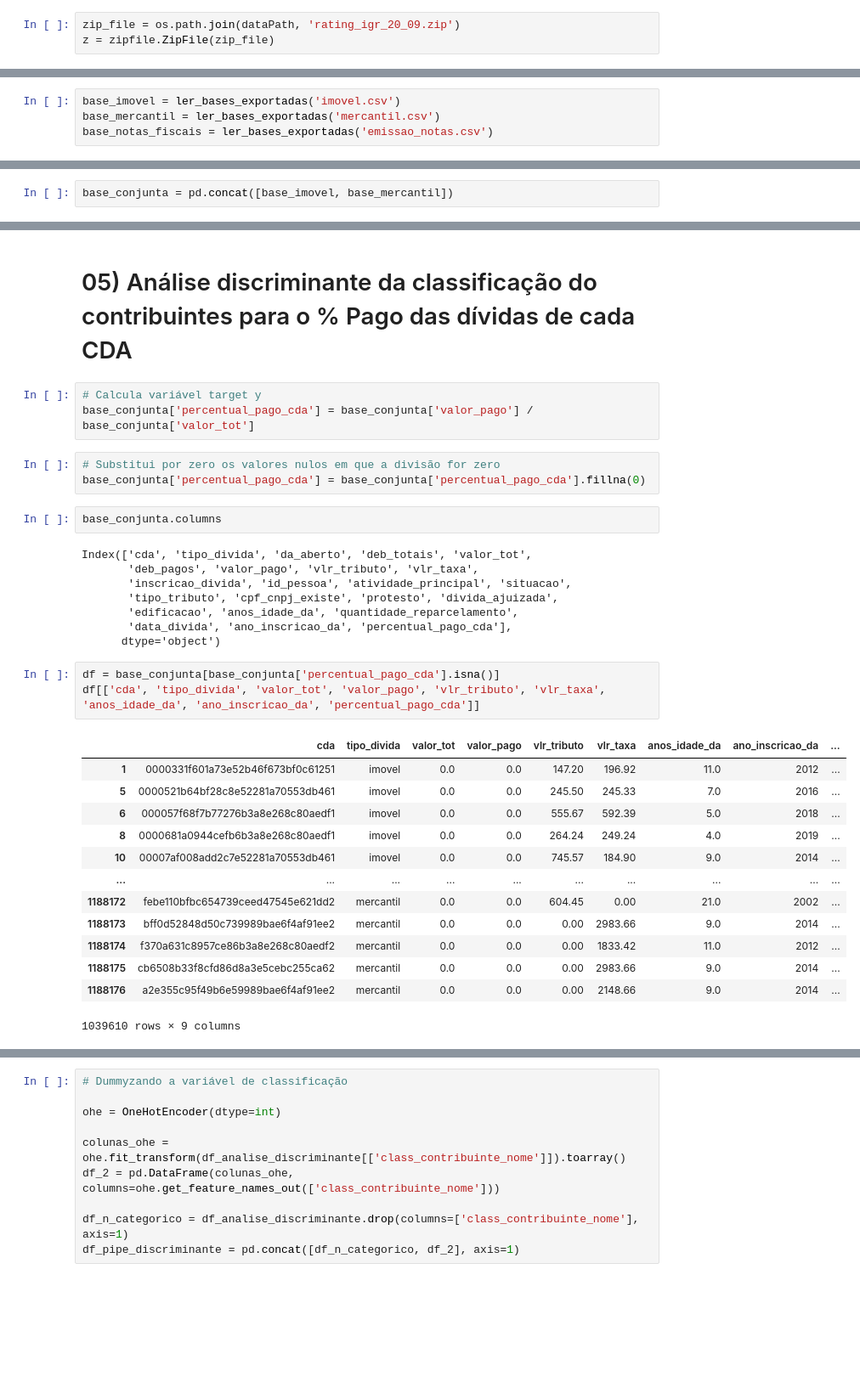
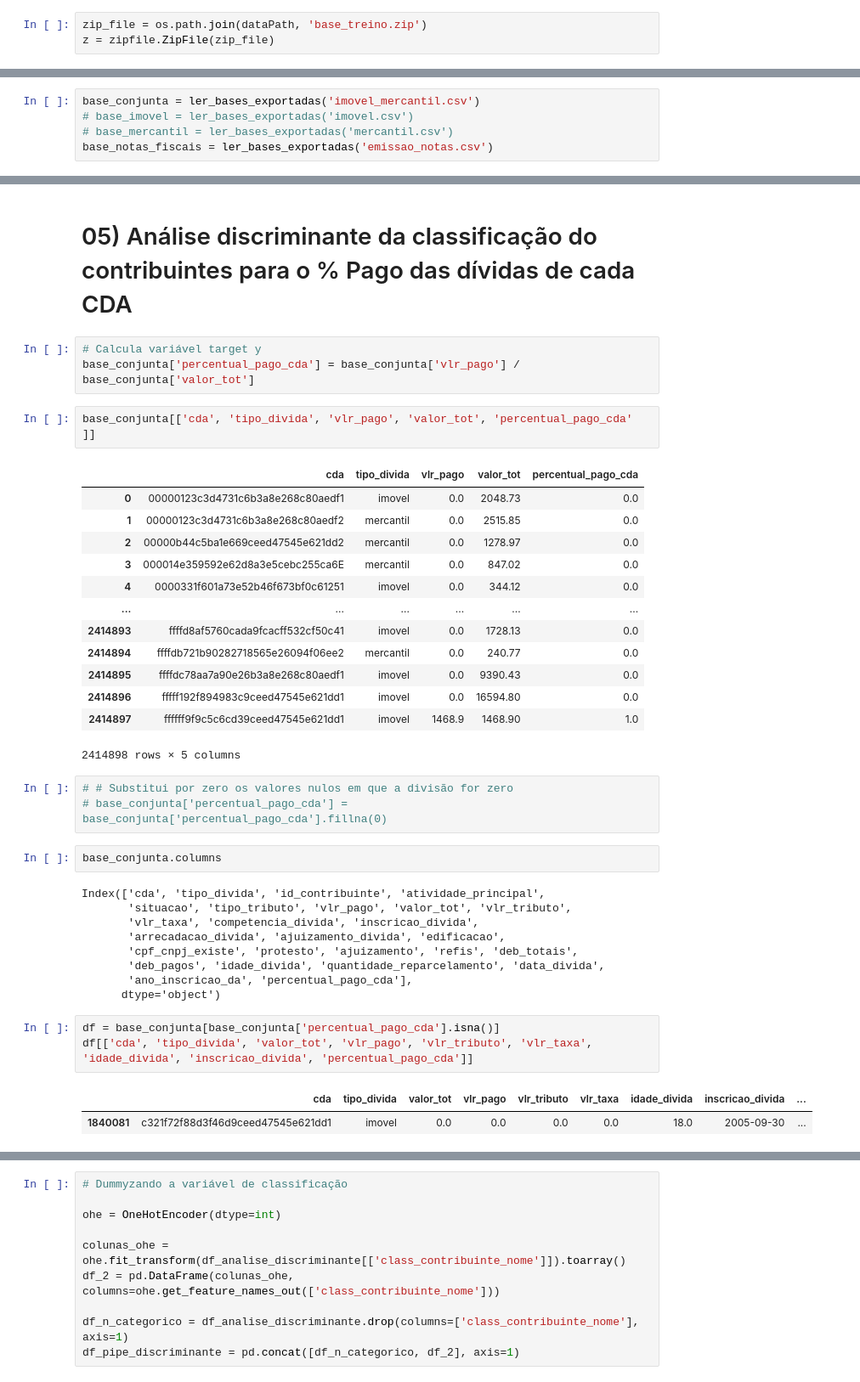
Before and after one commit to LanCarv/divida_ativa, a Jupyter notebook: not_feature_store_contribuinte.ipynb, the cells around one changed output, grey strips where cells are left out. Shown: that part at 85% size. Cells and saved outputs as stored; diff of their text form; blank space fills up the shorter version.

```diff
--- a/not_feature_store_contribuinte.ipynb
+++ b/not_feature_store_contribuinte.ipynb
@@ -44,7 +44,7 @@ def formatar_moeda(valor):
 # %% [markdown]
 # 01) Importando dados
 # %%
-zip_file = os.path.join(dataPath, 'rating_igr_20_09.zip')
+zip_file = os.path.join(dataPath, 'base_treino.zip')
 z = zipfile.ZipFile(zip_file)
 # %%
 def ler_bases_exportadas(nome_arquivo):
@@ -53,6 +53,7 @@ def ler_bases_exportadas(nome_arquivo):
     os.remove(nome_arquivo)
     return df
 # %%
-base_imovel = ler_bases_exportadas('imovel.csv')
-base_mercantil = ler_bases_exportadas('mercantil.csv')
+base_conjunta = ler_bases_exportadas('imovel_mercantil.csv')
+# base_imovel = ler_bases_exportadas('imovel.csv')
+# base_mercantil = ler_bases_exportadas('mercantil.csv')
 base_notas_fiscais = ler_bases_exportadas('emissao_notas.csv')
@@ -113,5 +68,3 @@ result_total
-# %%
-base_conjunta = pd.concat([base_imovel, base_mercantil])
 # %%
 base_conjunta.columns
 # %% [output]
@@ -495,34 +457,40 @@ Index(['cda', 'tipo_divida', 'da_aberto', 'deb_totais', 'valor_tot',
 # 05) Análise discriminante da classificação do contribuintes para o % Pago das dívidas de cada CDA
 # %%
 # Calcula variável target y
-base_conjunta['percentual_pago_cda'] = base_conjunta['valor_pago'] / base_conjunta['valor_tot']
+base_conjunta['percentual_pago_cda'] = base_conjunta['vlr_pago'] / base_conjunta['valor_tot']
+# %%
+base_conjunta[['cda', 'tipo_divida', 'vlr_pago', 'valor_tot', 'percentual_pago_cda' ]]
+# %% [output]
+|  | cda | tipo_divida | vlr_pago | valor_tot | percentual_pago_cda |
+| 0 | 00000123c3d4731c6b3a8e268c80aedf1 | imovel | 0.0 | 2048.73 | 0.0 |
+| 1 | 00000123c3d4731c6b3a8e268c80aedf2 | mercantil | 0.0 | 2515.85 | 0.0 |
+| 2 | 00000b44c5ba1e669ceed47545e621dd2 | mercantil | 0.0 | 1278.97 | 0.0 |
+| 3 | 000014e359592e62d8a3e5cebc255ca6E | mercantil | 0.0 | 847.02 | 0.0 |
+| 4 | 0000331f601a73e52b46f673bf0c61251 | imovel | 0.0 | 344.12 | 0.0 |
+| ... | ... | ... | ... | ... | ... |
+| 2414893 | ffffd8af5760cada9fcacff532cf50c41 | imovel | 0.0 | 1728.13 | 0.0 |
+| 2414894 | ffffdb721b90282718565e26094f06ee2 | mercantil | 0.0 | 240.77 | 0.0 |
+| 2414895 | ffffdc78aa7a90e26b3a8e268c80aedf1 | imovel | 0.0 | 9390.43 | 0.0 |
+| 2414896 | fffff192f894983c9ceed47545e621dd1 | imovel | 0.0 | 16594.80 | 0.0 |
+| 2414897 | ffffff9f9c5c6cd39ceed47545e621dd1 | imovel | 1468.9 | 1468.90 | 1.0 |
+2414898 rows × 5 columns
 # %%
-# Substitui por zero os valores nulos em que a divisão for zero
-base_conjunta['percentual_pago_cda'] = base_conjunta['percentual_pago_cda'].fillna(0)
+# # Substitui por zero os valores nulos em que a divisão for zero
+# base_conjunta['percentual_pago_cda'] = base_conjunta['percentual_pago_cda'].fillna(0)
 # %%
 base_conjunta.columns
 # %% [output]
-Index(['cda', 'tipo_divida', 'da_aberto', 'deb_totais', 'valor_tot',
-       'deb_pagos', 'valor_pago', 'vlr_tributo', 'vlr_taxa',
-       'inscricao_divida', 'id_pessoa', 'atividade_principal', 'situacao',
-       'tipo_tributo', 'cpf_cnpj_existe', 'protesto', 'divida_ajuizada',
-       'edificacao', 'anos_idade_da', 'quantidade_reparcelamento',
-       'data_divida', 'ano_inscricao_da', 'percentual_pago_cda'],
+Index(['cda', 'tipo_divida', 'id_contribuinte', 'atividade_principal',
+       'situacao', 'tipo_tributo', 'vlr_pago', 'valor_tot', 'vlr_tributo',
+       'vlr_taxa', 'competencia_divida', 'inscricao_divida',
+       'arrecadacao_divida', 'ajuizamento_divida', 'edificacao',
+       'cpf_cnpj_existe', 'protesto', 'ajuizamento', 'refis', 'deb_totais',
+       'deb_pagos', 'idade_divida', 'quantidade_reparcelamento', 'data_divida',
+       'ano_inscricao_da', 'percentual_pago_cda'],
       dtype='object')
 # %%
 df = base_conjunta[base_conjunta['percentual_pago_cda'].isna()]
-df[['cda', 'tipo_divida', 'valor_tot', 'valor_pago', 'vlr_tributo', 'vlr_taxa', 'anos_idade_da', 'ano_inscricao_da', 'percentual_pago_cda']]
+df[['cda', 'tipo_divida', 'valor_tot', 'vlr_pago', 'vlr_tributo', 'vlr_taxa', 'idade_divida', 'inscricao_divida', 'percentual_pago_cda']]
 # %% [output]
-|  | cda | tipo_divida | valor_tot | valor_pago | vlr_tributo | vlr_taxa | anos_idade_da | ano_inscricao_da | ... |
-| 1 | 0000331f601a73e52b46f673bf0c61251 | imovel | 0.0 | 0.0 | 147.20 | 196.92 | 11.0 | 2012 | ... |
-| 5 | 0000521b64bf28c8e52281a70553db461 | imovel | 0.0 | 0.0 | 245.50 | 245.33 | 7.0 | 2016 | ... |
-| 6 | 000057f68f7b77276b3a8e268c80aedf1 | imovel | 0.0 | 0.0 | 555.67 | 592.39 | 5.0 | 2018 | ... |
-| 8 | 0000681a0944cefb6b3a8e268c80aedf1 | imovel | 0.0 | 0.0 | 264.24 | 249.24 | 4.0 | 2019 | ... |
-| 10 | 00007af008add2c7e52281a70553db461 | imovel | 0.0 | 0.0 | 745.57 | 184.90 | 9.0 | 2014 | ... |
-| ... | ... | ... | ... | ... | ... | ... | ... | ... | ... |
-| 1188172 | febe110bfbc654739ceed47545e621dd2 | mercantil | 0.0 | 0.0 | 604.45 | 0.00 | 21.0 | 2002 | ... |
-| 1188173 | bff0d52848d50c739989bae6f4af91ee2 | mercantil | 0.0 | 0.0 | 0.00 | 2983.66 | 9.0 | 2014 | ... |
-| 1188174 | f370a631c8957ce86b3a8e268c80aedf2 | mercantil | 0.0 | 0.0 | 0.00 | 1833.42 | 11.0 | 2012 | ... |
-| 1188175 | cb6508b33f8cfd86d8a3e5cebc255ca62 | mercantil | 0.0 | 0.0 | 0.00 | 2983.66 | 9.0 | 2014 | ... |
-| 1188176 | a2e355c95f49b6e59989bae6f4af91ee2 | mercantil | 0.0 | 0.0 | 0.00 | 2148.66 | 9.0 | 2014 | ... |
+|  | cda | tipo_divida | valor_tot | vlr_pago | vlr_tributo | vlr_taxa | idade_divida | inscricao_divida | ... |
+| 1840081 | c321f72f88d3f46d9ceed47545e621dd1 | imovel | 0.0 | 0.0 | 0.0 | 0.0 | 18.0 | 2005-09-30 | ... |
-1039610 rows × 9 columns
```
Also changed, not shown: parts of 33 cells of this notebook.
